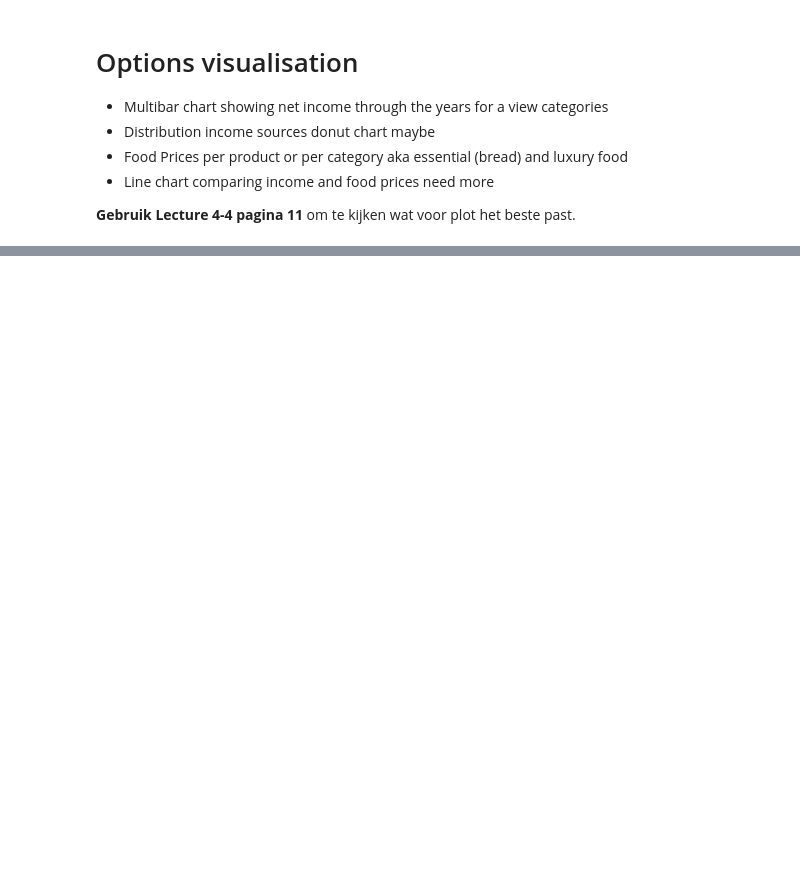
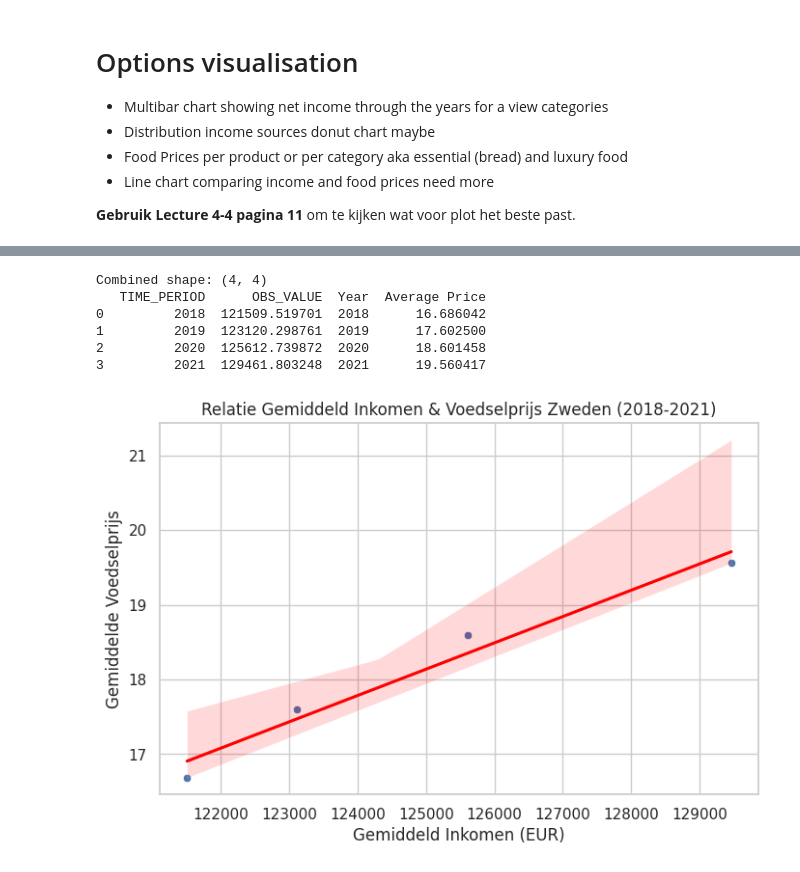
Before and after one commit to prox05/IV-KI-2025, a Jupyter notebook: docs/visualisation.ipynb, the cells around one changed output, grey strips where cells are left out. Saved outputs shown, nothing was run; the diff lists cells and outputs as text; code cells hidden in the pictures; blank space fills up the shorter version.

```diff
--- a/docs/visualisation.ipynb
+++ b/docs/visualisation.ipynb
@@ -115,0 +158,43 @@ need more
+# %%
+import pandas as pd
+import matplotlib.pyplot as plt
+import seaborn as sns
+
+
+food = pd.read_csv('filtered/Food_Prices_Sweden_2018-2021.csv')
+
+
+food.columns = food.columns.str.strip()
+
+
+food_sweden = food[(food['Year'] >= 2018) & (food['Year'] <= 2021)]
+
+
+avg_food_price = food_sweden.groupby('Year')['Average Price'].mean().reset_index()
+
+avg_income['TIME_PERIOD'] = avg_income['TIME_PERIOD'].astype(int)
+avg_food_price['Year'] = avg_food_price['Year'].astype(int)
+
+combined = pd.merge(avg_income, avg_food_price, left_on='TIME_PERIOD', right_on='Year', how='inner')
+
+print('Combined shape:', combined.shape)
+print(combined)
+
+if not combined.empty:
+    plt.figure(figsize=(8,5))
+    sns.scatterplot(data=combined, x='OBS_VALUE', y='Average Price')
+    sns.regplot(data=combined, x='OBS_VALUE', y='Average Price', scatter=False, color='red')
+    plt.title('Relatie Gemiddeld Inkomen & Voedselprijs Zweden (2018-2021)')
+    plt.xlabel('Gemiddeld Inkomen (EUR)')
+    plt.ylabel('Gemiddelde Voedselprijs')
+    plt.show()
+else:
+    print('Error: Geen data na merge, controleer je filters en kolomnamen.')
+# %% [output]
+Combined shape: (4, 4)
+   TIME_PERIOD      OBS_VALUE  Year  Average Price
+0         2018  121509.519701  2018      16.686042
+1         2019  123120.298761  2019      17.602500
+2         2020  125612.739872  2020      18.601458
+3         2021  129461.803248  2021      19.560417
+[figure, added]
```
Also changed, not shown: parts of 4 cells of this notebook.
